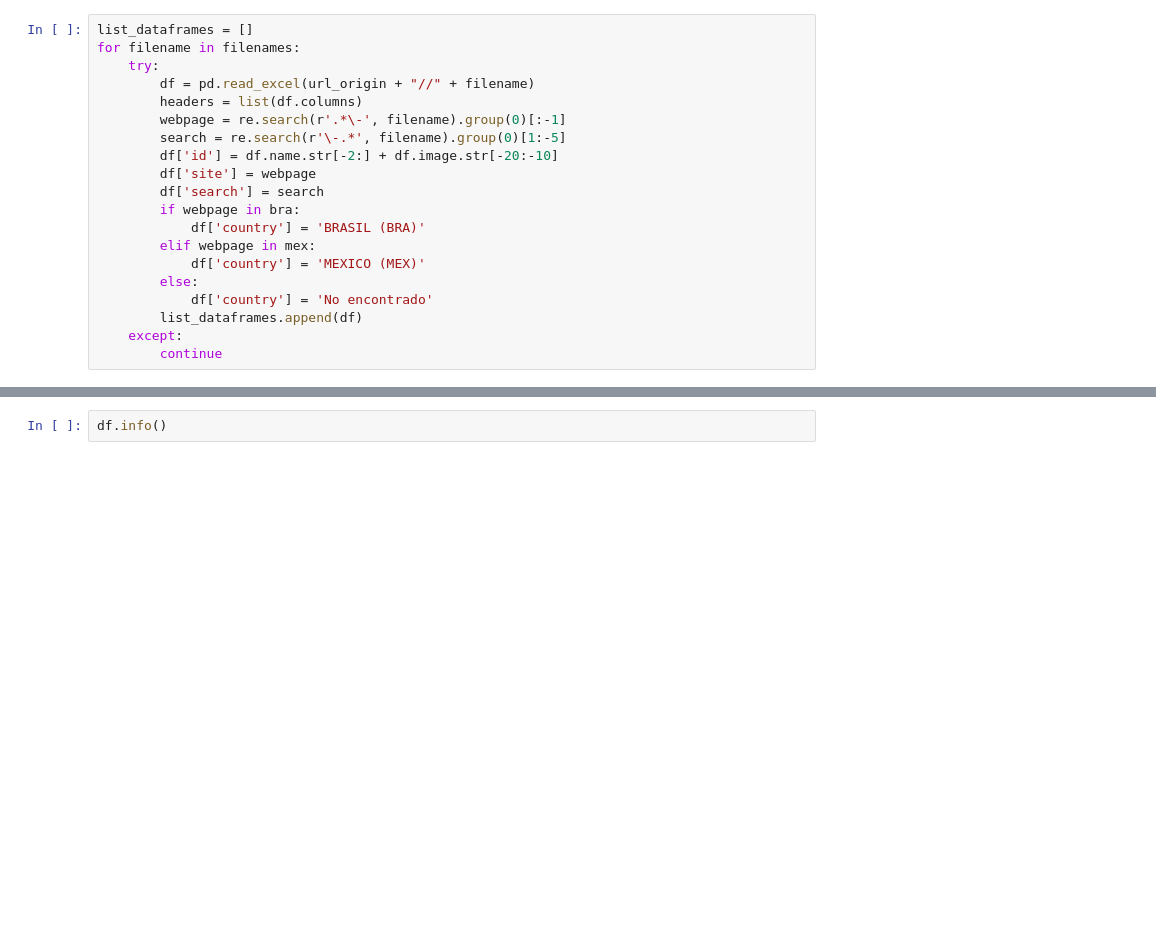
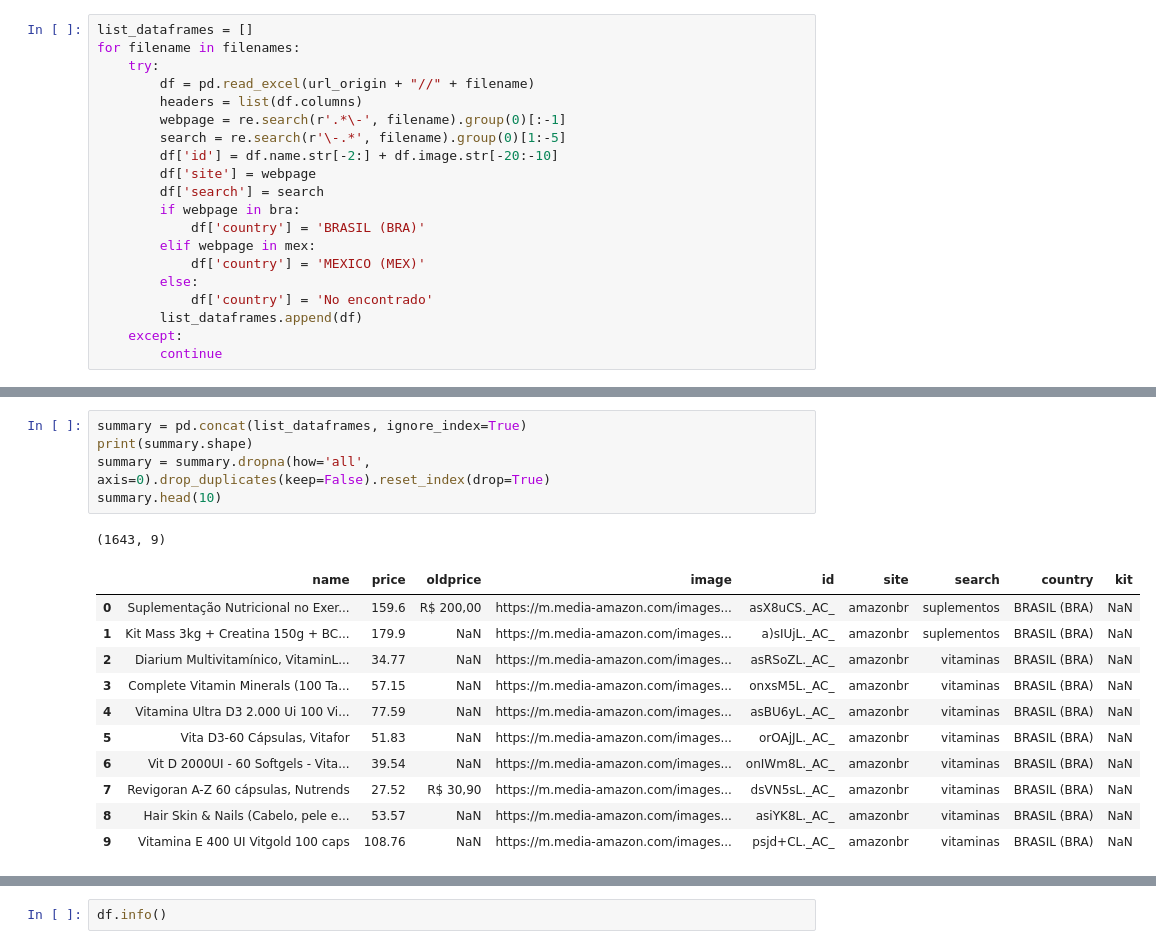
Before and after one commit to Divelia/web-scraping-thomas, a Jupyter notebook: extract_list/merging.ipynb, the cells around one changed output, grey strips where cells are left out. Drawn from its saved outputs; the diff is of its cells as text; blank space fills up the shorter version.

```diff
--- a/extract_list/merging.ipynb
+++ b/extract_list/merging.ipynb
@@ -77,0 +54,18 @@ df.head(10)
+# %%
+summary = pd.concat(list_dataframes, ignore_index=True)
+print(summary.shape)
+summary = summary.dropna(how='all', axis=0).drop_duplicates(keep=False).reset_index(drop=True)
+summary.head(10)
+# %% [output]
+(1643, 9)
+|  | name | price | oldprice | image | id | site | search | country | kit |
+| 0 | Suplementação Nutricional no Exer... | 159.6 | R$ 200,00 | https://m.media-amazon.com/images... | asX8uCS._AC_ | amazonbr | suplementos | BRASIL (BRA) | NaN |
+| 1 | Kit Mass 3kg + Creatina 150g + BC... | 179.9 | NaN | https://m.media-amazon.com/images... | a)sIUjL._AC_ | amazonbr | suplementos | BRASIL (BRA) | NaN |
+| 2 | Diarium Multivitamínico, VitaminL... | 34.77 | NaN | https://m.media-amazon.com/images... | asRSoZL._AC_ | amazonbr | vitaminas | BRASIL (BRA) | NaN |
+| 3 | Complete Vitamin Minerals (100 Ta... | 57.15 | NaN | https://m.media-amazon.com/images... | onxsM5L._AC_ | amazonbr | vitaminas | BRASIL (BRA) | NaN |
+| 4 | Vitamina Ultra D3 2.000 Ui 100 Vi... | 77.59 | NaN | https://m.media-amazon.com/images... | asBU6yL._AC_ | amazonbr | vitaminas | BRASIL (BRA) | NaN |
+| 5 | Vita D3-60 Cápsulas, Vitafor | 51.83 | NaN | https://m.media-amazon.com/images... | orOAjJL._AC_ | amazonbr | vitaminas | BRASIL (BRA) | NaN |
+| 6 | Vit D 2000UI - 60 Softgels - Vita... | 39.54 | NaN | https://m.media-amazon.com/images... | onIWm8L._AC_ | amazonbr | vitaminas | BRASIL (BRA) | NaN |
+| 7 | Revigoran A-Z 60 cápsulas, Nutrends | 27.52 | R$ 30,90 | https://m.media-amazon.com/images... | dsVN5sL._AC_ | amazonbr | vitaminas | BRASIL (BRA) | NaN |
+| 8 | Hair Skin & Nails (Cabelo, pele e... | 53.57 | NaN | https://m.media-amazon.com/images... | asiYK8L._AC_ | amazonbr | vitaminas | BRASIL (BRA) | NaN |
+| 9 | Vitamina E 400 UI Vitgold 100 caps | 108.76 | NaN | https://m.media-amazon.com/images... | psjd+CL._AC_ | amazonbr | vitaminas | BRASIL (BRA) | NaN |
```
Also changed, not shown: parts of 12 cells of this notebook, 5 other files.
